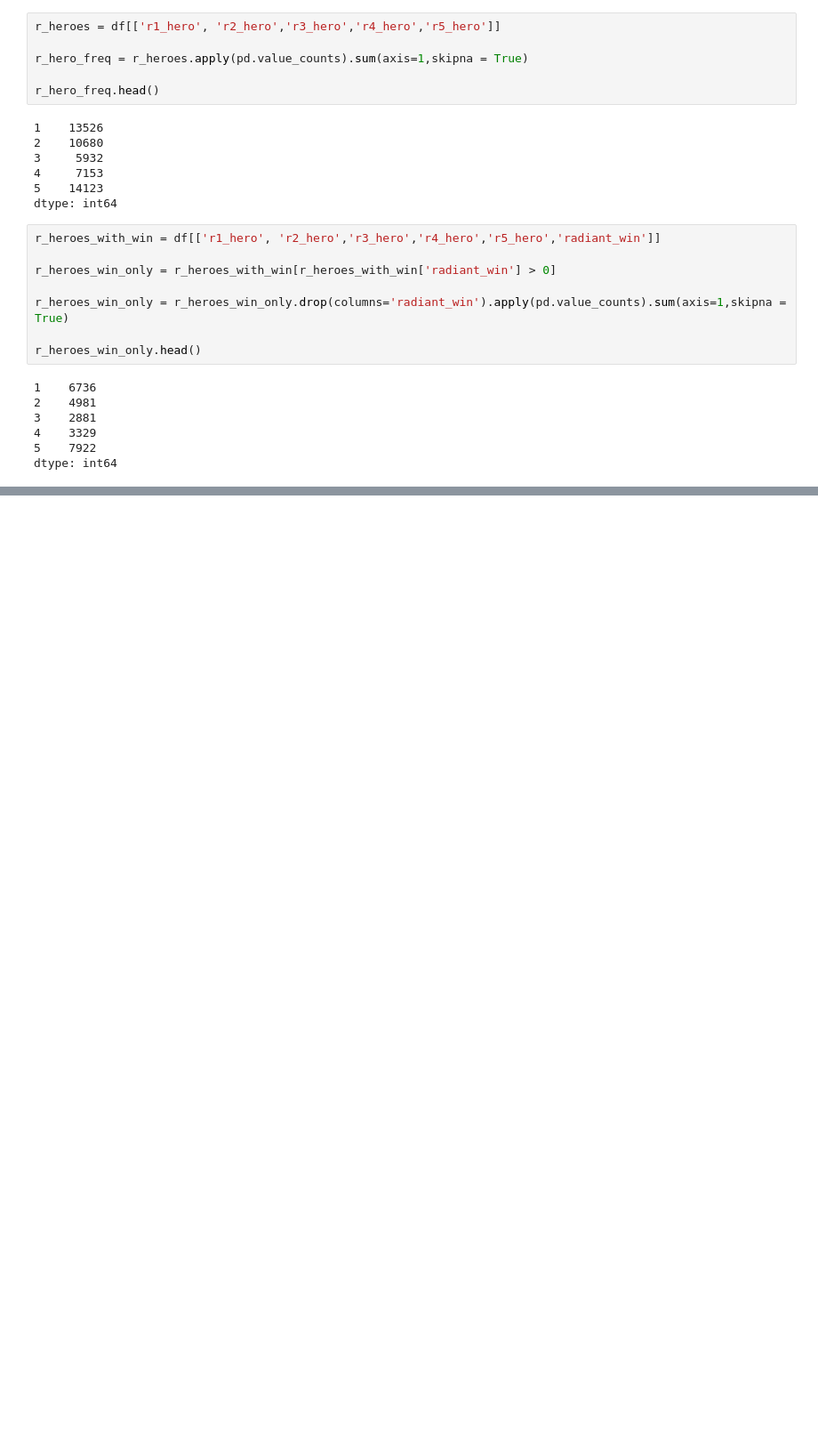
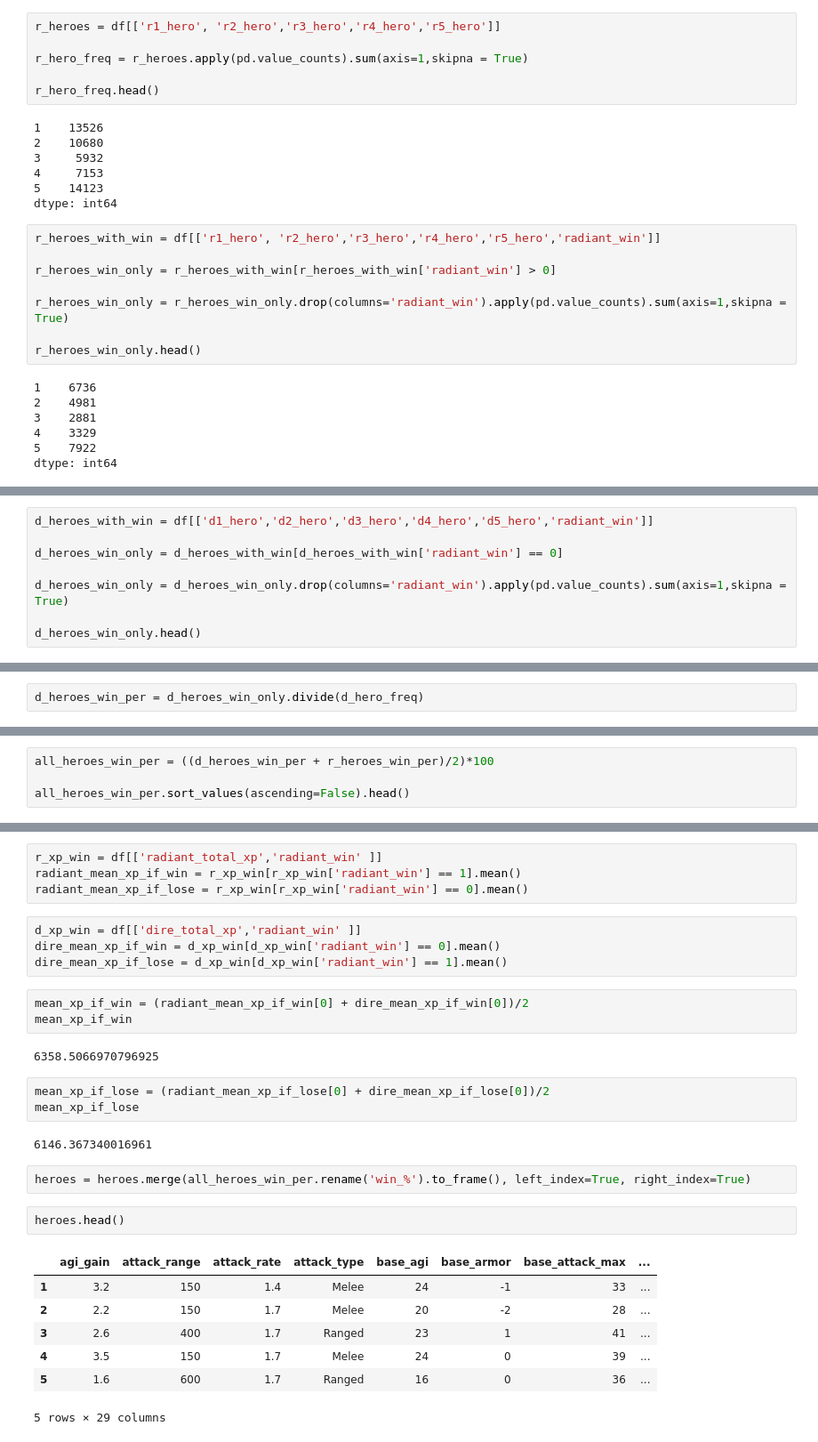
Before and after one commit to nathanConn/Springboard, a Jupyter notebook: Capstone 1.ipynb, the cells around one changed output, grey strips where cells are left out. Shown: that part at 89% size. Cells and saved outputs as stored; diff of their text form; blank space fills up the shorter version.

Commit message:
Added hero win % to hero list and mean xp and gold by win vs. loss

```diff
--- a/Capstone 1.ipynb
+++ b/Capstone 1.ipynb
@@ -109,0 +125,8 @@ Length: 110, dtype: float64
+# %%
+d_heroes_with_win = df[['d1_hero','d2_hero','d3_hero','d4_hero','d5_hero','radiant_win']]
+
+d_heroes_win_only = d_heroes_with_win[d_heroes_with_win['radiant_win'] == 0]
+
+d_heroes_win_only = d_heroes_win_only.drop(columns='radiant_win').apply(pd.value_counts).sum(axis=1,skipna = True)
+
+d_heroes_win_only.head()
@@ -109,0 +140,2 @@ Length: 110, dtype: float64
+# %%
+d_heroes_win_per = d_heroes_win_only.divide(d_hero_freq)
@@ -109,0 +160,4 @@ Length: 110, dtype: float64
+# %%
+all_heroes_win_per = ((d_heroes_win_per + r_heroes_win_per)/2)*100
+
+all_heroes_win_per.sort_values(ascending=False).head()
@@ -109,0 +194,30 @@ Length: 110, dtype: float64
+# %%
+r_xp_win = df[['radiant_total_xp','radiant_win' ]]
+radiant_mean_xp_if_win = r_xp_win[r_xp_win['radiant_win'] == 1].mean()
+radiant_mean_xp_if_lose = r_xp_win[r_xp_win['radiant_win'] == 0].mean()
+# %%
+d_xp_win = df[['dire_total_xp','radiant_win' ]]
+dire_mean_xp_if_win = d_xp_win[d_xp_win['radiant_win'] == 0].mean()
+dire_mean_xp_if_lose = d_xp_win[d_xp_win['radiant_win'] == 1].mean()
+# %%
+mean_xp_if_win = (radiant_mean_xp_if_win[0] + dire_mean_xp_if_win[0])/2
+mean_xp_if_win
+# %% [output]
+6358.5066970796925
+# %%
+mean_xp_if_lose = (radiant_mean_xp_if_lose[0] + dire_mean_xp_if_lose[0])/2
+mean_xp_if_lose
+# %% [output]
+6146.367340016961
+# %%
+heroes = heroes.merge(all_heroes_win_per.rename('win_%').to_frame(), left_index=True, right_index=True)
+# %%
+heroes.head()
+# %% [output]
+|  | agi_gain | attack_range | attack_rate | attack_type | base_agi | base_armor | base_attack_max | ... |
+| 1 | 3.2 | 150 | 1.4 | Melee | 24 | -1 | 33 | ... |
+| 2 | 2.2 | 150 | 1.7 | Melee | 20 | -2 | 28 | ... |
+| 3 | 2.6 | 400 | 1.7 | Ranged | 23 | 1 | 41 | ... |
+| 4 | 3.5 | 150 | 1.7 | Melee | 24 | 0 | 39 | ... |
+| 5 | 1.6 | 600 | 1.7 | Ranged | 16 | 0 | 36 | ... |
+5 rows × 29 columns
```
Also changed, not shown: parts of 13 cells of this notebook.
